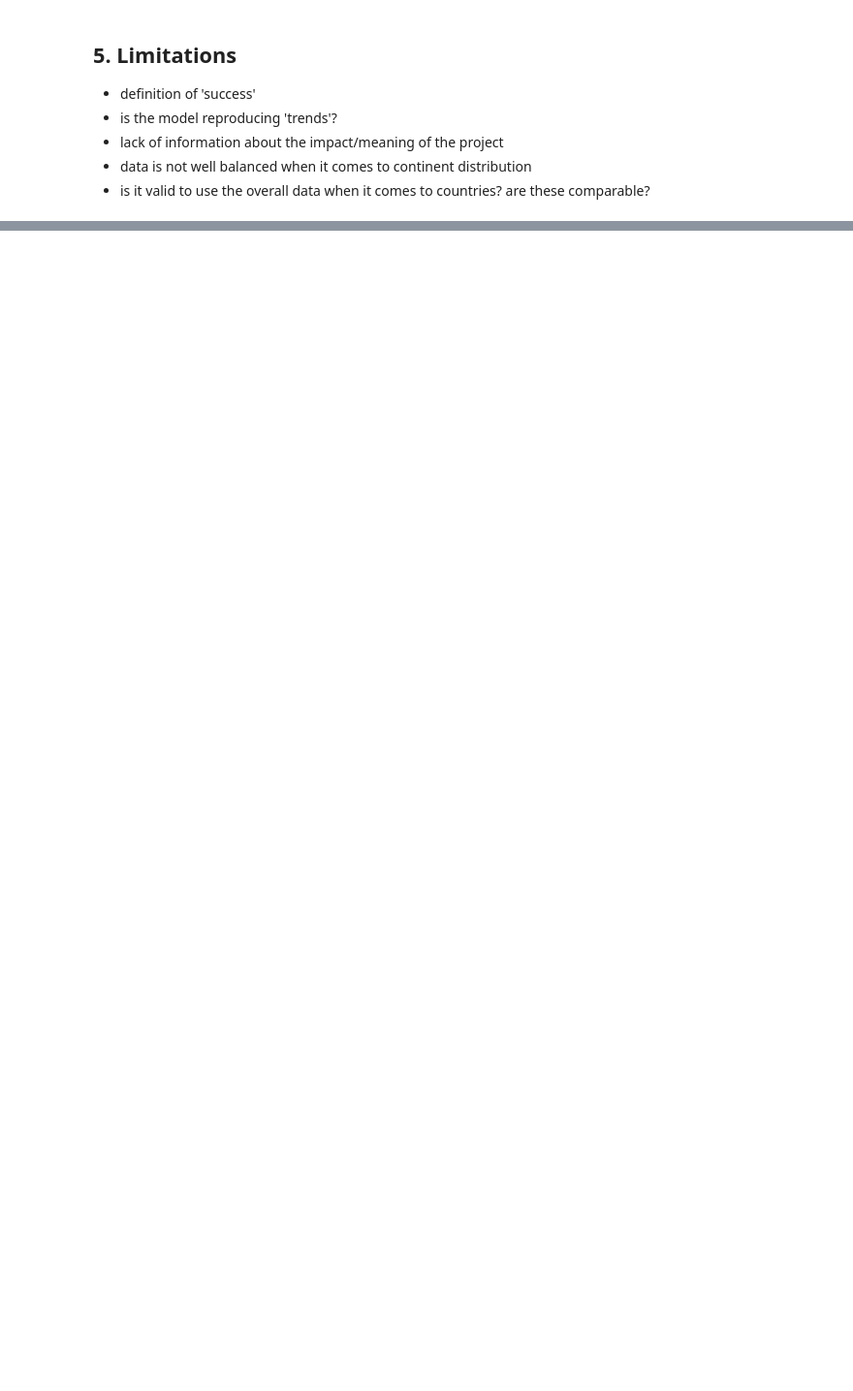
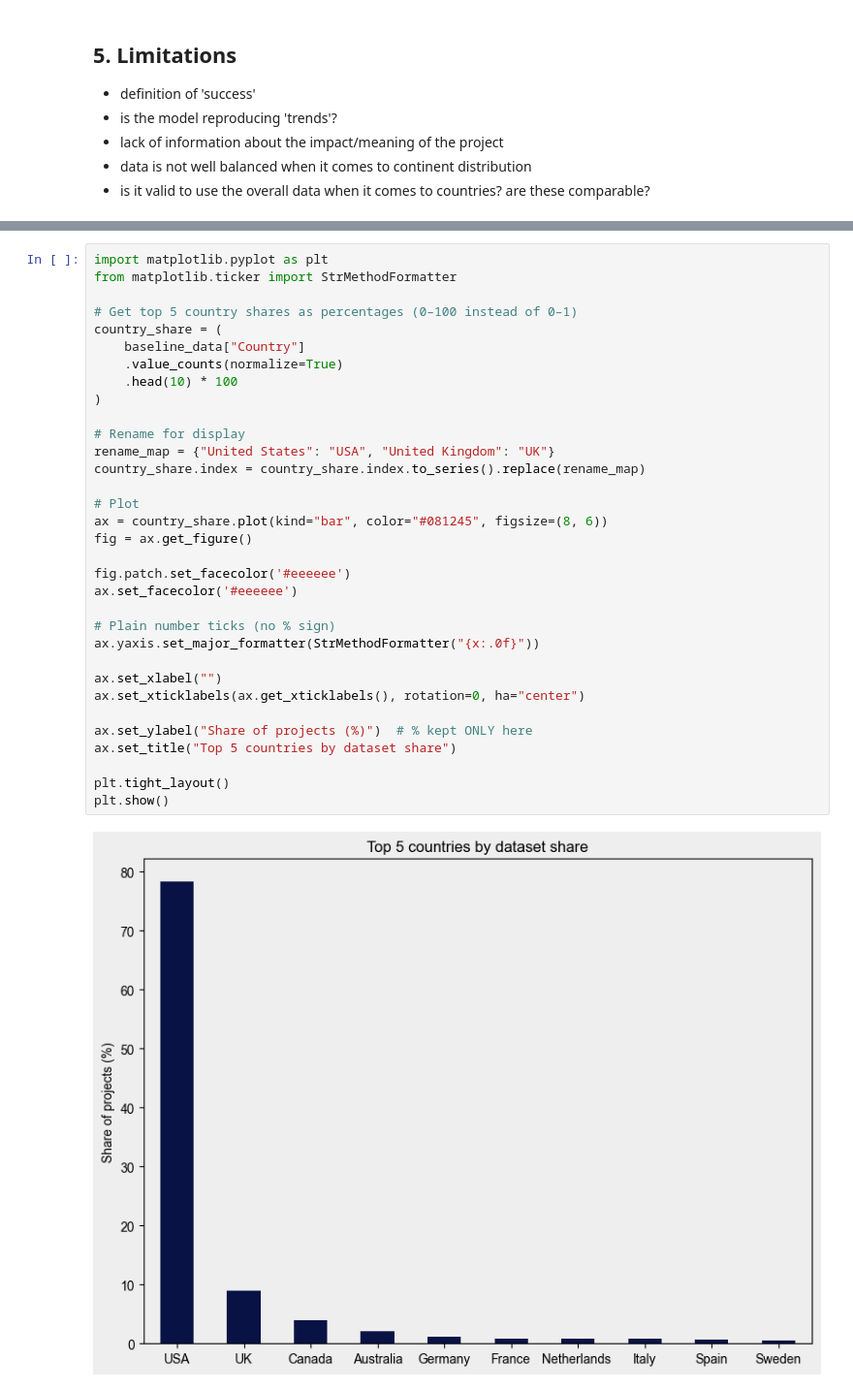
Before and after one commit to salvoha/ml-project, a Jupyter notebook: GetData_and_EDA.ipynb, the cells around one changed output, grey strips where cells are left out. Shown at 97% size. Cells and saved outputs as stored; diff of their text form; blank space fills up the shorter version.

```diff
--- a/GetData_and_EDA.ipynb
+++ b/GetData_and_EDA.ipynb
@@ -1759,0 +1892,35 @@ False Negative Rate of final XGBoost model on test data: 0.08198674510387971
+# %%
+import matplotlib.pyplot as plt
+from matplotlib.ticker import StrMethodFormatter
+
+# Get top 5 country shares as percentages (0–100 instead of 0–1)
+country_share = (
+    baseline_data["Country"]
+    .value_counts(normalize=True)
+    .head(10) * 100
+)
+
+# Rename for display
+rename_map = {"United States": "USA", "United Kingdom": "UK"}
+country_share.index = country_share.index.to_series().replace(rename_map)
+
+# Plot
+ax = country_share.plot(kind="bar", color="#081245", figsize=(8, 6))
+fig = ax.get_figure()
+
+fig.patch.set_facecolor('#eeeeee')
+ax.set_facecolor('#eeeeee')
+
+# Plain number ticks (no % sign)
+ax.yaxis.set_major_formatter(StrMethodFormatter("{x:.0f}"))
+
+ax.set_xlabel("")
+ax.set_xticklabels(ax.get_xticklabels(), rotation=0, ha="center")
+
+ax.set_ylabel("Share of projects (%)")  # % kept ONLY here
+ax.set_title("Top 5 countries by dataset share")
+
+plt.tight_layout()
+plt.show()
+# %% [output]
+[figure, added]
```
Also changed, not shown: parts of 22 cells of this notebook, 3 other files.
